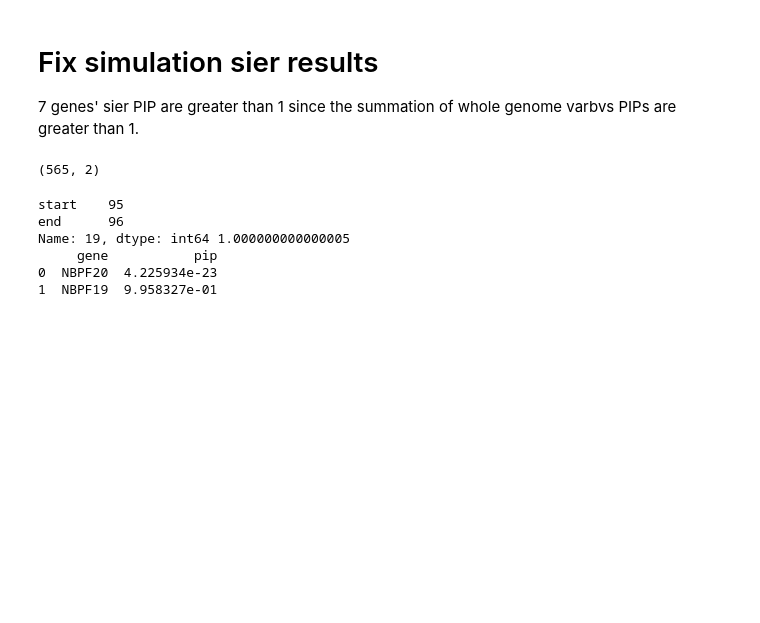
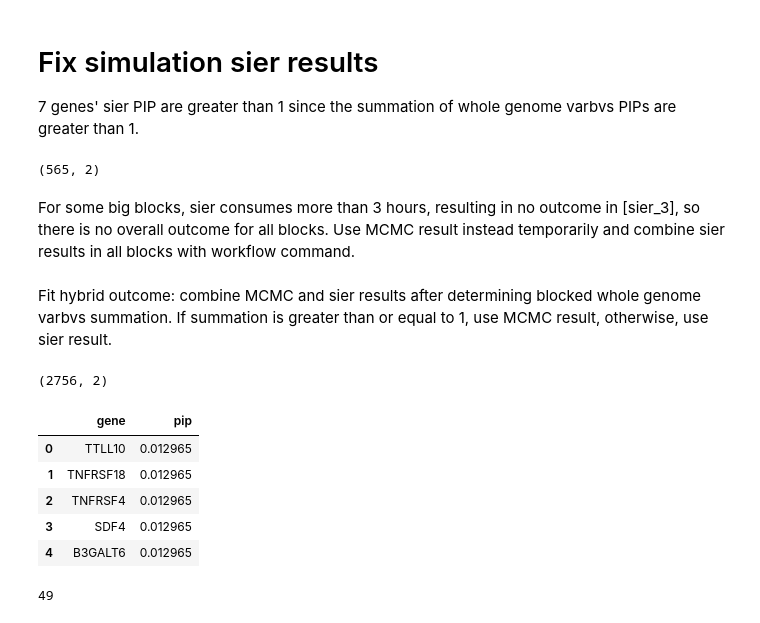
Before and after one commit to gaow/cnv-gene-mapping, a Jupyter notebook: workflow/20200603_fix_simu_sier_res.ipynb, the cells around one changed output. Drawn from its saved outputs; the diff is of its cells as text; code cells hidden in the pictures; blank space fills up the shorter version.

```diff
--- a/workflow/20200603_fix_simu_sier_res.ipynb
+++ b/workflow/20200603_fix_simu_sier_res.ipynb
@@ -14,20 +14,43 @@ index = pd.read_csv(f"{cwd}/{name}/{prefix}.X.block_index.csv", sep = "\t", head
 index.shape
 # %% [output]
 (565, 2)
+# %% [markdown]
+For some big blocks, sier consumes more than 3 hours, resulting in no outcome in [sier_3], so there is no overall outcome for all blocks. Use MCMC result instead temporarily and combine sier results in all blocks with workflow command.
 # %%
 for i, item in index.iterrows():
     sumpip = np.sum(np.loadtxt(f"{cwd}/{name}/{prefix}.X_block_{item[0]}_{item[1]}/block_{item[0]}_{item[1]}.varbvs_pip", usecols = 1))
     if sumpip > 1:
         sier = pd.read_csv(f"{cwd}/{name}/{prefix}.X_block_{item[0]}_{item[1]}/block_{item[0]}_{item[1]}.sier.pip", sep = "\t", header = None, names = ["gene", "pip"])
-        if max(sier["pip"]) > 1:
-            print (item, max(sier["pip"]))
-            sier["pip"] = [x/sumpip for x in sier["pip"]]
-            print (sier)
-            sier.to_csv(f"{cwd}/{name}/{prefix}.X_block_{item[0]}_{item[1]}/block_{item[0]}_{item[1]}.sier.pip", sep = "\t", header = False, index = False)
+        sier["pip"] = [x/sumpip for x in sier["pip"]]
+#         sier.to_csv(f"{cwd}/{name}/{prefix}.X_block_{item[0]}_{item[1]}/block_{item[0]}_{item[1]}.sier.pip", sep = "\t", header = False, index = False)
-# %% [output]
-start    95
-end      96
-Name: 19, dtype: int64 1.000000000000005
-     gene           pip
-0  NBPF20  4.225934e-23
-1  NBPF19  9.958327e-01
+# %% [markdown]
+Fit hybrid outcome: combine MCMC and sier results after determining blocked whole genome varbvs summation. If summation is greater than or equal to 1, use MCMC result, otherwise, use sier result.
+# %%
+res = pd.DataFrame(columns = ["gene", "pip"])
+j = 0
+for i, item in index.iterrows():
+    sumpip = np.sum(np.loadtxt(f"{cwd}/{name}/{prefix}.X_block_{item[0]}_{item[1]}/block_{item[0]}_{item[1]}.varbvs_pip", usecols = 1))
+    if sumpip >= 1:
+        pips = pd.read_csv(f"{cwd}/{name}/{prefix}.X_block_{item[0]}_{item[1]}/block_{item[0]}_{item[1]}.mcmc.pip", sep = "\t", header = None, names = ["gene", "pip"])
+        j += 1
+    else:
+        pips = pd.read_csv(f"{cwd}/{name}/{prefix}.X_block_{item[0]}_{item[1]}/block_{item[0]}_{item[1]}.sier.pip", sep = "\t", header = None, names = ["gene", "pip"])
+    res = pd.concat([res, pips])
+res.to_csv(f"{cwd}/{name}/{prefix}.y.hybrid_pip.gz", compression = "gzip", sep = "\t", header = False, index = False)
+# %%
+res.shape
+# %% [output]
+(2756, 2)
+# %%
+res.head()
+# %% [output]
+|  | gene | pip |
+| 0 | TTLL10 | 0.012965 |
+| 1 | TNFRSF18 | 0.012965 |
+| 2 | TNFRSF4 | 0.012965 |
+| 3 | SDF4 | 0.012965 |
+| 4 | B3GALT6 | 0.012965 |
+# %%
+j
+# %% [output]
+49
```
Also changed, not shown: parts of 1 cell of this notebook, 4 other files.
